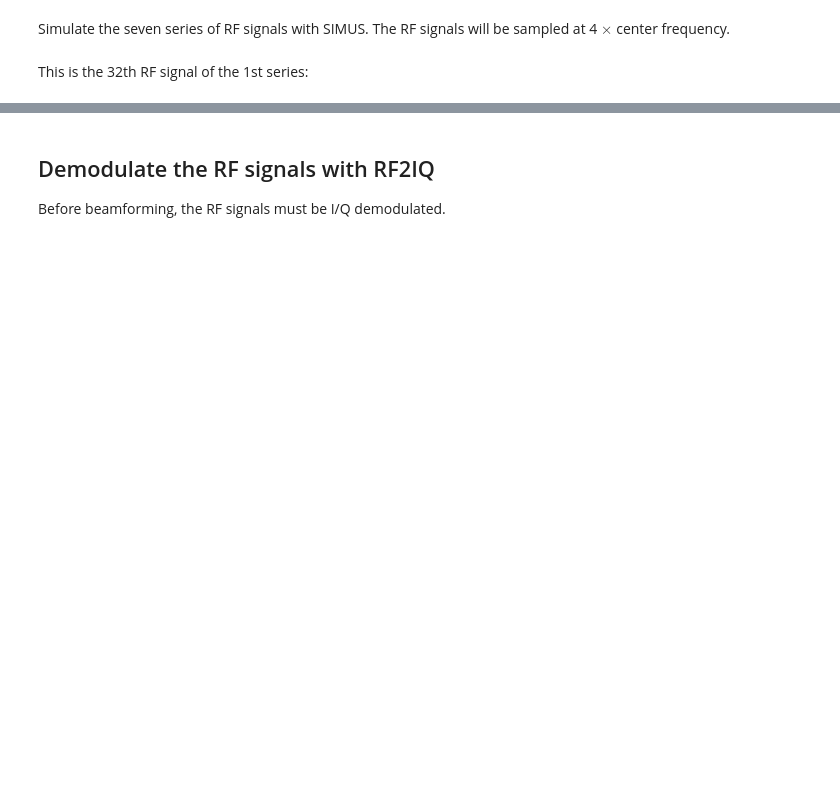
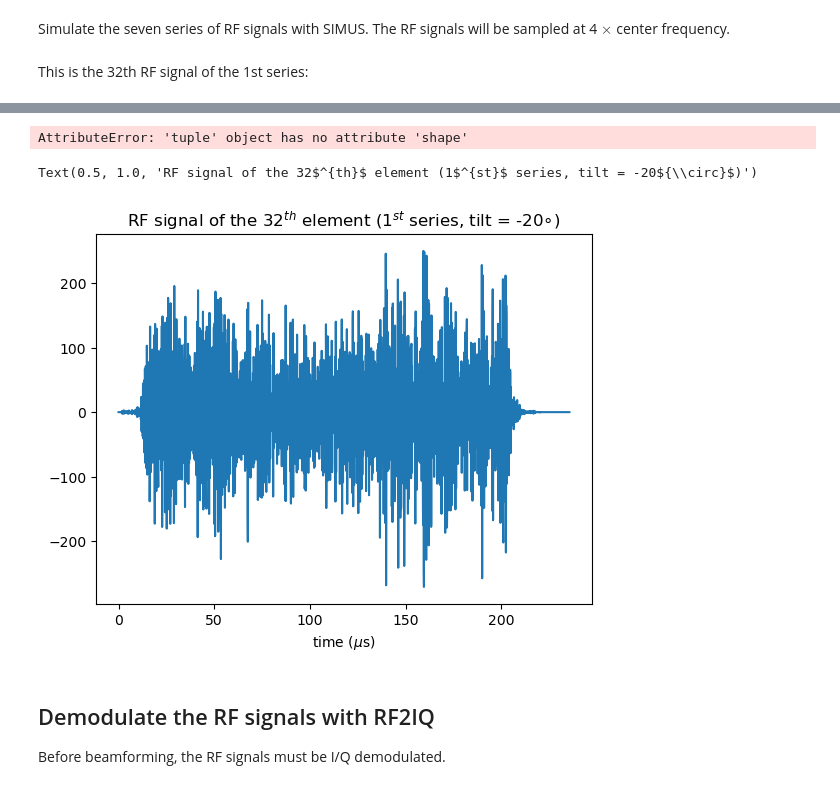
Before and after one commit to creatis-ULTIM/PyMUST, a Jupyter notebook: examples/DW_echo_demo.ipynb, the cells around one changed output, grey strips where cells are left out. Cells and saved outputs as stored; diff of their text form; code cells hidden in the pictures; blank space fills up the shorter version.

```diff
--- a/examples/DW_echo_demo.ipynb
+++ b/examples/DW_echo_demo.ipynb
@@ -140,3 +121,15 @@ Text(0.5, 1.0, 'RF signal of the 32$^{th}$ element (1$^{st}$ series, tilt = -20$
+# %%
+RF_tgc.shape
+# %% [output]
+AttributeError: 'tuple' object has no attribute 'shape'
+# %%
+RF_tgc, _ = pymust.tgc(RF[0])
+plt.plot(t,RF_tgc[:,31])
+plt.xlabel('time ($\mu$s)')
+plt.title('RF signal of the 32$^{th}$ element (1$^{st}$ series, tilt = -20${\circ}$)')
+# %% [output]
+Text(0.5, 1.0, 'RF signal of the 32$^{th}$ element (1$^{st}$ series, tilt = -20${\\circ}$)')
+[figure, added]
 # %% [markdown]
 ## Demodulate the RF signals with RF2IQ
 
```
Also changed, not shown: parts of 8 cells of this notebook, 13 other files.
